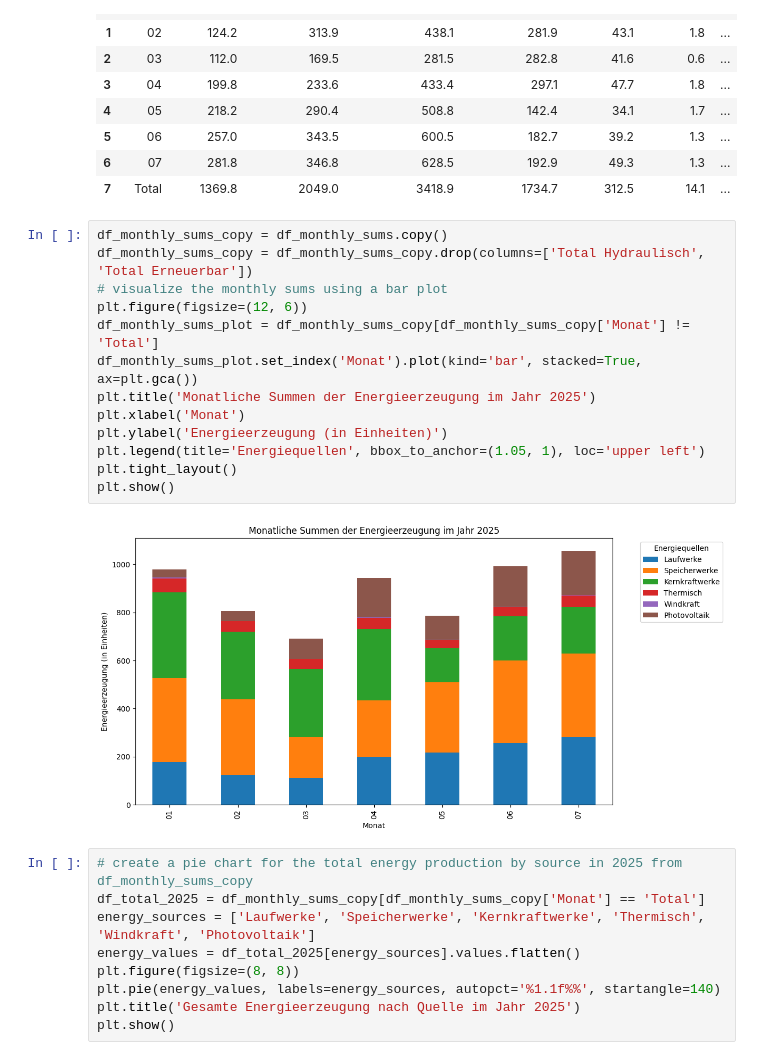
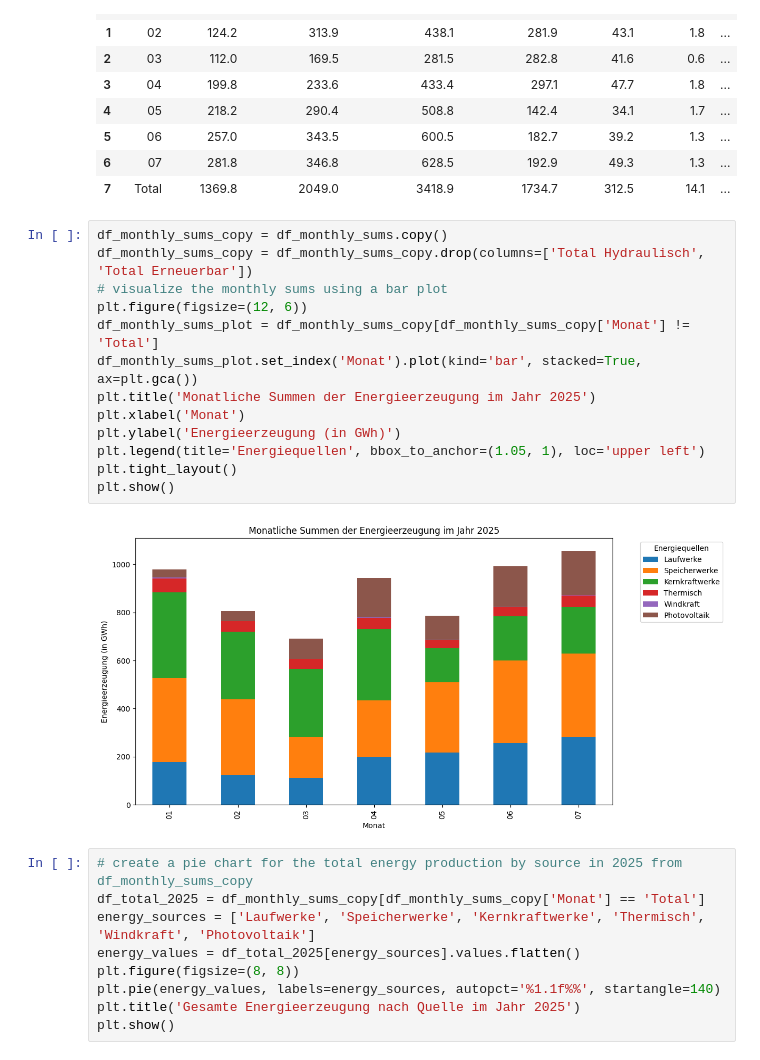
Before and after one commit to fajsh/datenvisualisierung-cds-111, a Jupyter notebook: visualizations_ajshe.ipynb, the cells around one changed output. Cells and saved outputs as stored; diff of their text form.

```diff
--- a/visualizations_ajshe.ipynb
+++ b/visualizations_ajshe.ipynb
@@ -55,18 +55,18 @@ df_monthly_sums
 # %%
 df_monthly_sums_copy = df_monthly_sums.copy()
 df_monthly_sums_copy = df_monthly_sums_copy.drop(columns=['Total Hydraulisch', 'Total Erneuerbar'])
 # visualize the monthly sums using a bar plot
 plt.figure(figsize=(12, 6))
 df_monthly_sums_plot = df_monthly_sums_copy[df_monthly_sums_copy['Monat'] != 'Total']
 df_monthly_sums_plot.set_index('Monat').plot(kind='bar', stacked=True, ax=plt.gca())
 plt.title('Monatliche Summen der Energieerzeugung im Jahr 2025')
 plt.xlabel('Monat')
-plt.ylabel('Energieerzeugung (in Einheiten)')
+plt.ylabel('Energieerzeugung (in GWh)')
 plt.legend(title='Energiequellen', bbox_to_anchor=(1.05, 1), loc='upper left')
 plt.tight_layout()
 plt.show()
 # %% [output]
-[figure, old version]
+[figure, new version]
 # %%
 # create a pie chart for the total energy production by source in 2025 from df_monthly_sums_copy
 df_total_2025 = df_monthly_sums_copy[df_monthly_sums_copy['Monat'] == 'Total']
```
